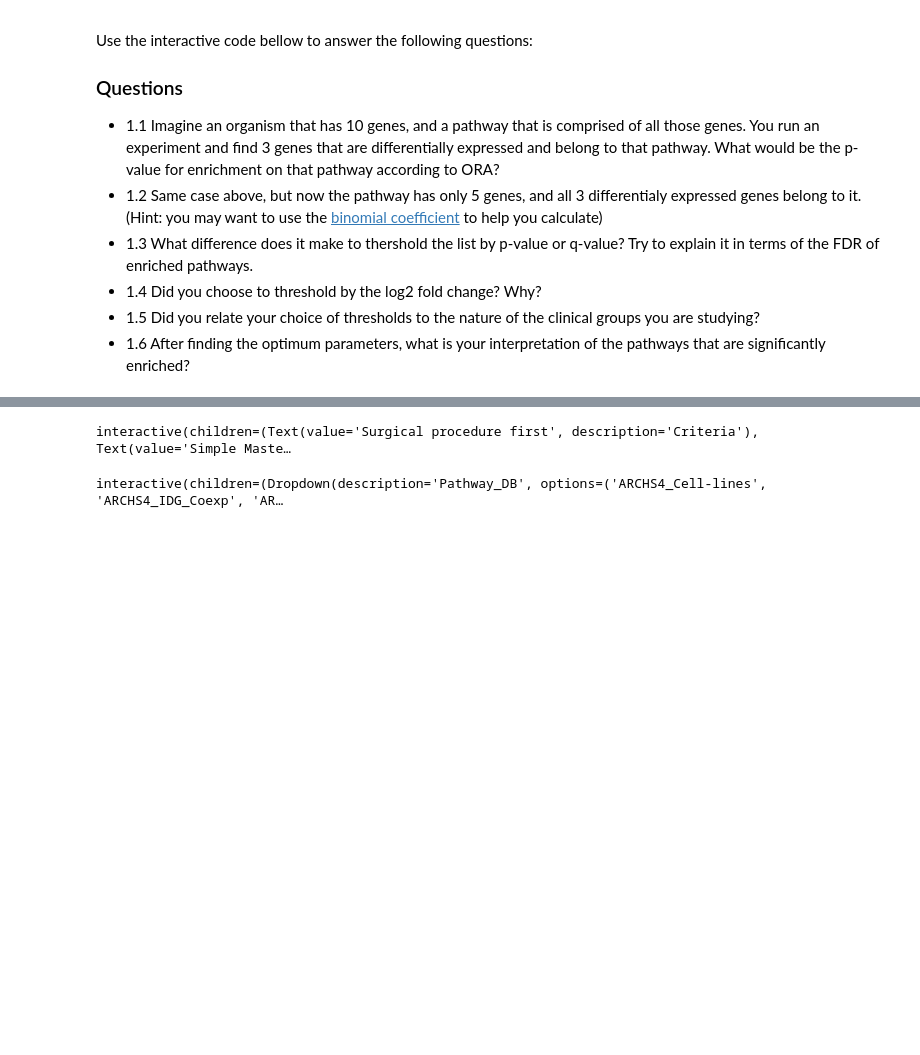
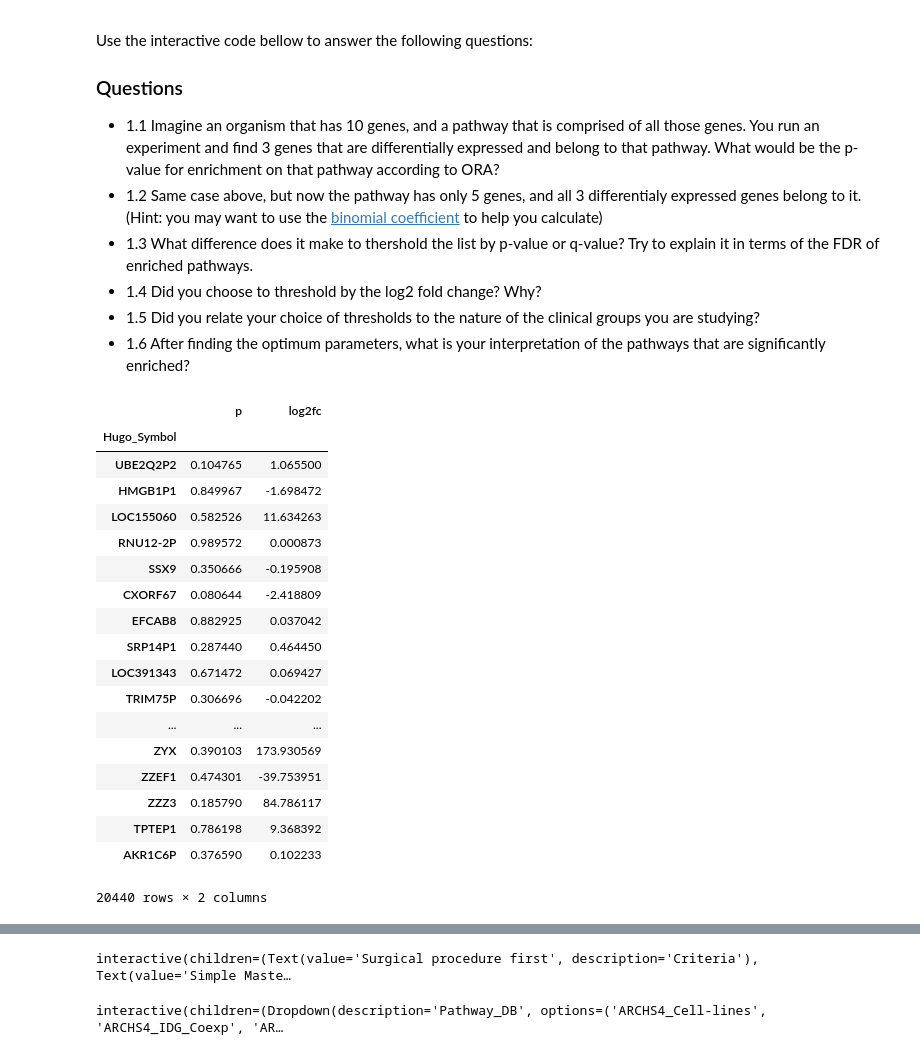
Before and after one commit to gjeuken/sysbio_lab, a Jupyter notebook: Lab2.ipynb, the cells around one changed output, grey strips where cells are left out. Drawn from its saved outputs; the diff is of its cells as text; code cells hidden in the pictures; blank space fills up the shorter version.

```diff
--- a/Lab2.ipynb
+++ b/Lab2.ipynb
@@ -61,10 +61,10 @@ Use the interactive code bellow to answer the following questions:
 def ttest_col(col):
     fc = np.mean(col[index1]) - np.mean(col[index2])
     p_val = sp.stats.ttest_ind(col[index1], col[index2]).pvalue
-    return [p, fc]
+    return [p_val, fc]
 
 def differential_test(clinical_df, expression_df, separator, cond1, cond2):
-    results = pd.DataFrame(columns = ['p','log2fc'])
+    global index1, index2
     try:
         group1 = clinical_df[separator] == cond1
         index1 = clinical_df[group1].index
@@ -73,7 +73,11 @@ def differential_test(clinical_df, expression_df, separator, cond1, cond2):
     except:
         print('Clinical condition wrong')
 
-    expression_df.apply(ttest_col,axis=1,result_type="expand")
+    results = expression_df.apply(ttest_col, axis=0, result_type="expand")
+    results = results.T
+    results.columns = ['p', 'log2fc']
+
+    return results
 
 def differential_test_slow(clinical_df, expression_df, separator, cond1, cond2):
     results = pd.DataFrame(columns = ['p','log2fc'])
@@ -136,3 +140,26 @@ def interact_ORA(Pathway_DB, Statistic, Threshold, Log2FC_threshold):
     results = ORA(BRCA_tests, threshold, log2fc_threshold, Pathway_DB, stat = Statistic)
     with pd.option_context('display.max_rows', None):
         display(results)
+# %%
+a = differential_test(clinical_data, expression_data, 'Surgical procedure first', 'Simple Mastectomy', 'Lumpectomy')
+a
+# %% [output]
+|  | p | log2fc |
+| Hugo_Symbol |  |  |
+| UBE2Q2P2 | 0.104765 | 1.065500 |
+| HMGB1P1 | 0.849967 | -1.698472 |
+| LOC155060 | 0.582526 | 11.634263 |
+| RNU12-2P | 0.989572 | 0.000873 |
+| SSX9 | 0.350666 | -0.195908 |
+| CXORF67 | 0.080644 | -2.418809 |
+| EFCAB8 | 0.882925 | 0.037042 |
+| SRP14P1 | 0.287440 | 0.464450 |
+| LOC391343 | 0.671472 | 0.069427 |
+| TRIM75P | 0.306696 | -0.042202 |
+| ... | ... | ... |
+| ZYX | 0.390103 | 173.930569 |
+| ZZEF1 | 0.474301 | -39.753951 |
+| ZZZ3 | 0.185790 | 84.786117 |
+| TPTEP1 | 0.786198 | 9.368392 |
+| AKR1C6P | 0.376590 | 0.102233 |
+20440 rows × 2 columns
```
Also changed, not shown: parts of 1 cell of this notebook.
